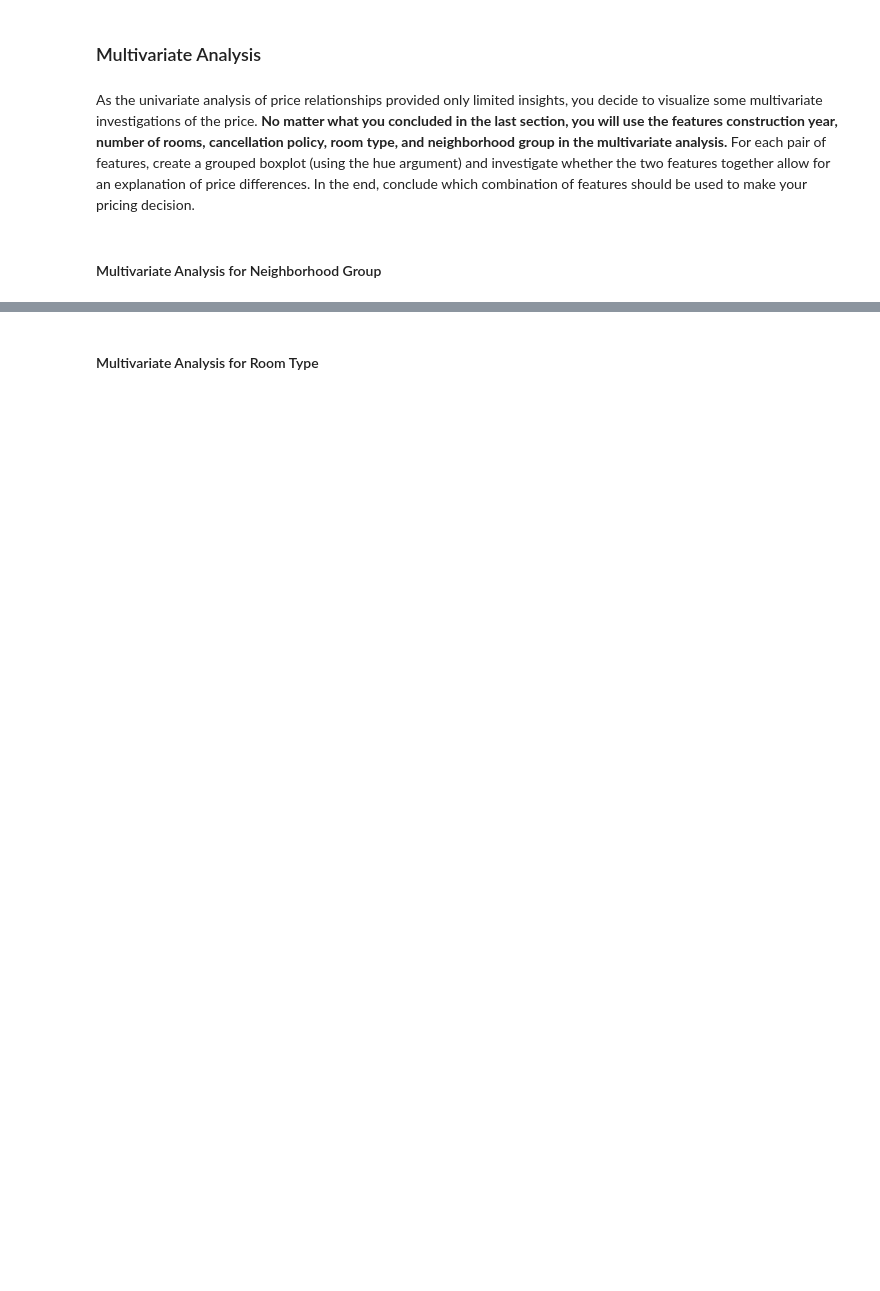
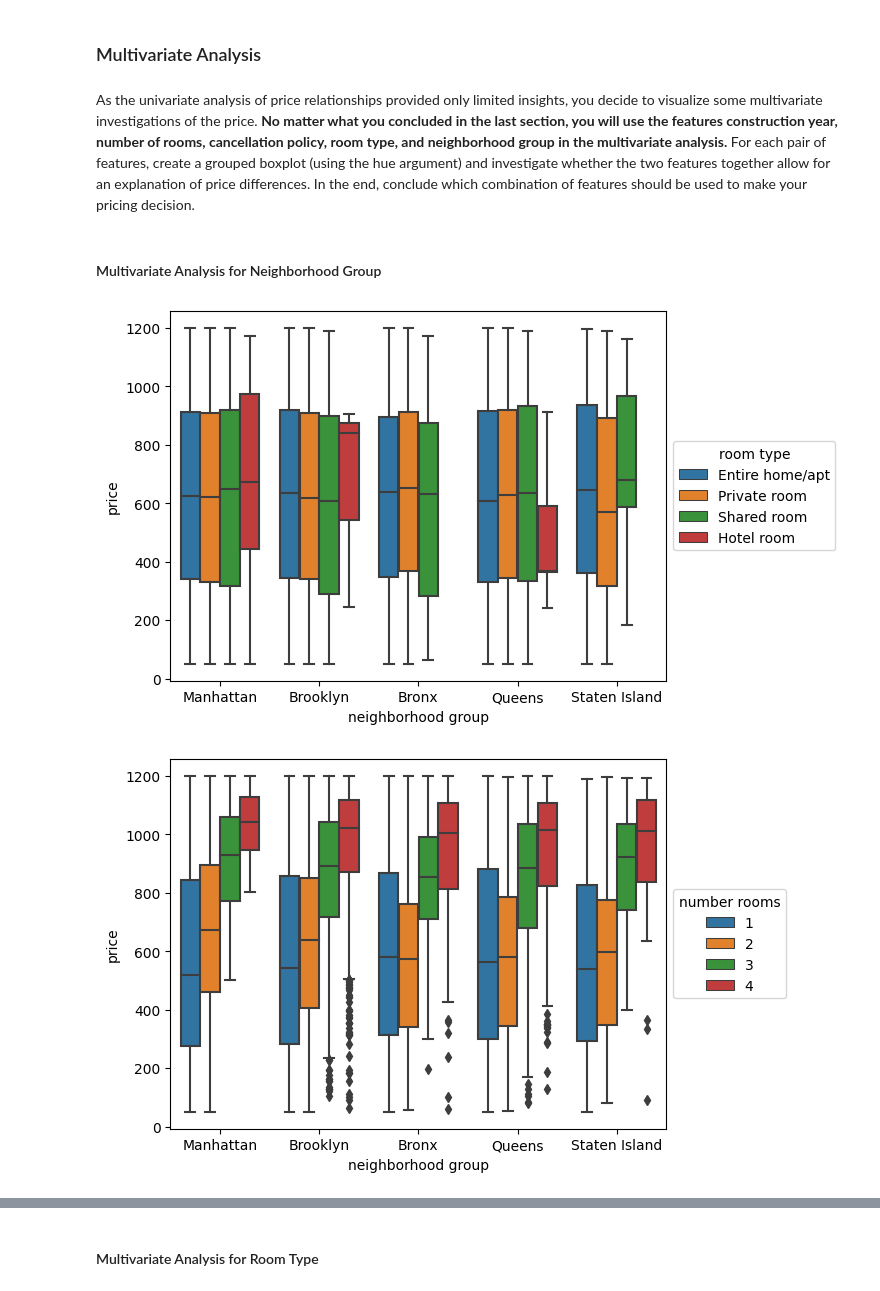
Before and after one commit to mnghiap/ids22, a Jupyter notebook: assignment1/assignment_1.ipynb, the cells around one changed output, grey strips where cells are left out. Saved outputs shown, nothing was run; the diff lists cells and outputs as text; code cells hidden in the pictures; blank space fills up the shorter version.

```diff
--- a/assignment1/assignment_1.ipynb
+++ b/assignment1/assignment_1.ipynb
@@ -258,3 +307,18 @@ For each pair of features, create a grouped boxplot (using the hue argument) and
 #### Multivariate Analysis for Neighborhood Group
 # %%
 # Your answer goes here
+# Rearrange the features in a particular order to cover all feature pairs
+feats = ['neighborhood group', 'room type', 'number rooms', 'construction year', 'cancellation policy']
+
+# Helper function for creation of grouped boxplot
+# for each pair of features in feats
+def multivariateBoxplot(index: int):
+    for feature in feats[index+1:]:
+        plt.figure()
+        ax = sns.boxplot(data=df_cleaned, x=feats[index], y='price', hue=feature)
+        sns.move_legend(ax, 'center left', bbox_to_anchor=(1, 0.5))
+
+multivariateBoxplot(0)
+# %% [output]
+[figure, added]
+[figure, added]
```
Also changed, not shown: parts of 46 cells of this notebook.
